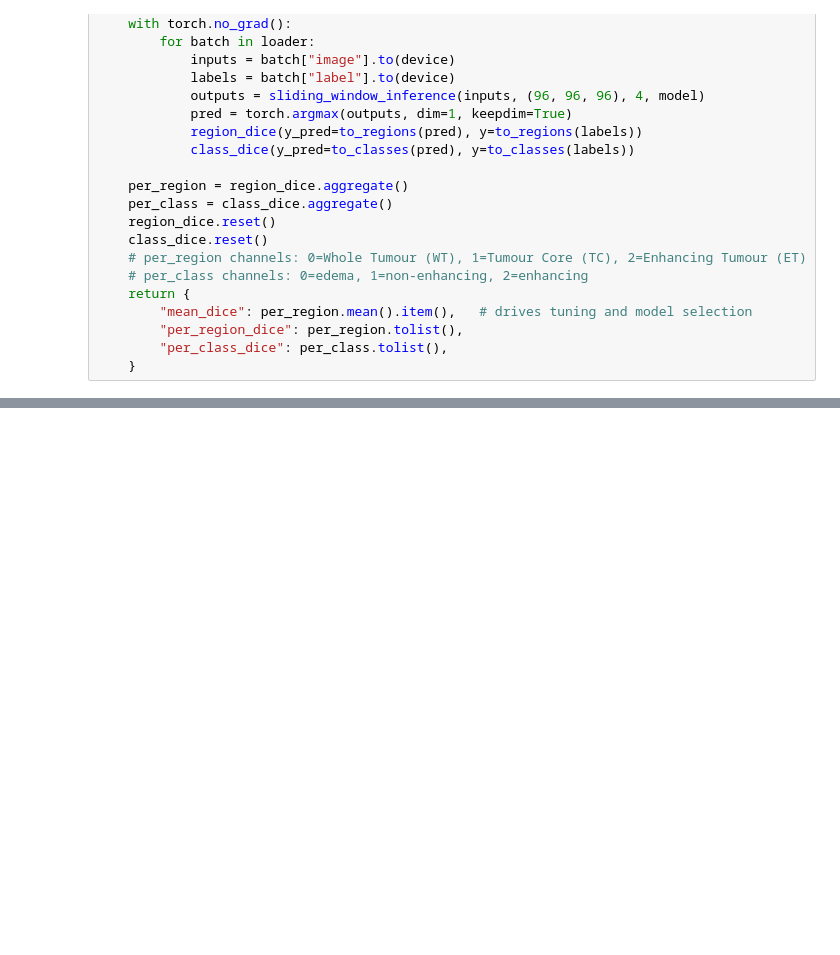
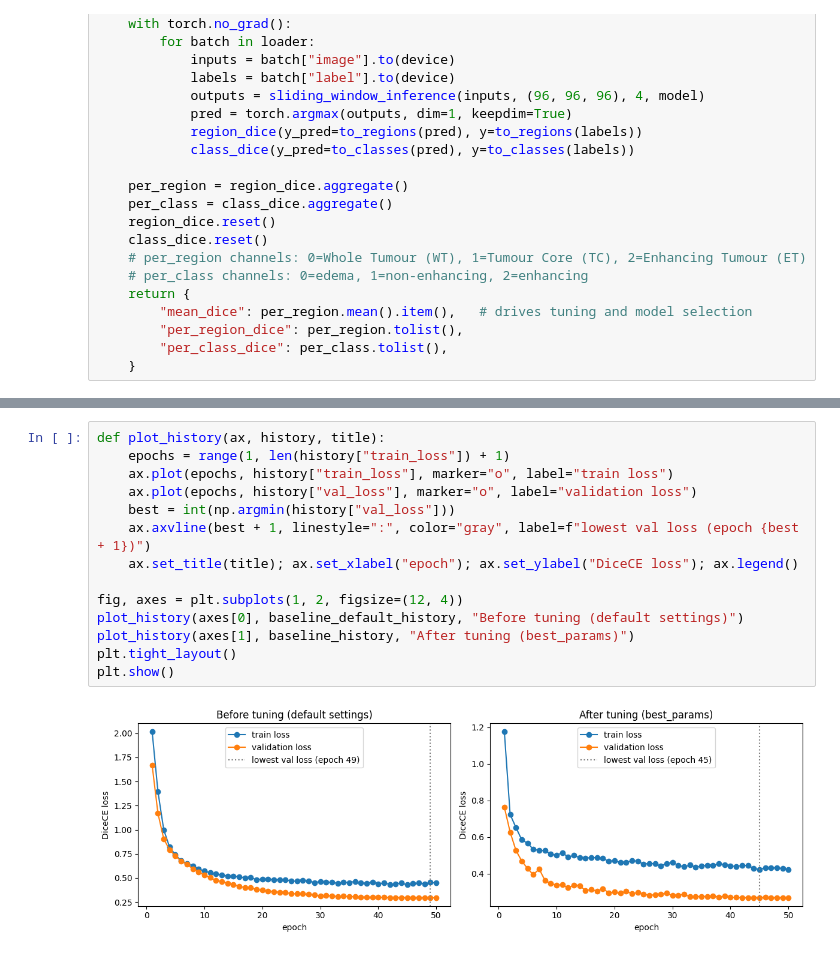
Before and after one commit to Ron-Maina/Brain-Tumour-Segmentation-, a Jupyter notebook: Multi_Region_Brain_Tumour_Segmentation.ipynb, the cells around one changed output, grey strips where cells are left out. Cells and saved outputs as stored; diff of their text form; blank space fills up the shorter version.

Commit message:
Trained baseline U-Net using Random Search-optimised hyperparameters

```diff
--- a/Multi_Region_Brain_Tumour_Segmentation.ipynb
+++ b/Multi_Region_Brain_Tumour_Segmentation.ipynb
@@ -489,0 +738,16 @@ baseline_history = train_model(
+# %%
+def plot_history(ax, history, title):
+    epochs = range(1, len(history["train_loss"]) + 1)
+    ax.plot(epochs, history["train_loss"], marker="o", label="train loss")
+    ax.plot(epochs, history["val_loss"], marker="o", label="validation loss")
+    best = int(np.argmin(history["val_loss"]))
+    ax.axvline(best + 1, linestyle=":", color="gray", label=f"lowest val loss (epoch {best + 1})")
+    ax.set_title(title); ax.set_xlabel("epoch"); ax.set_ylabel("DiceCE loss"); ax.legend()
+
+fig, axes = plt.subplots(1, 2, figsize=(12, 4))
+plot_history(axes[0], baseline_default_history, "Before tuning (default settings)")
+plot_history(axes[1], baseline_history, "After tuning (best_params)")
+plt.tight_layout()
+plt.show()
+# %% [output]
+[figure, added]
```
Also changed, not shown: parts of 22 cells of this notebook.
